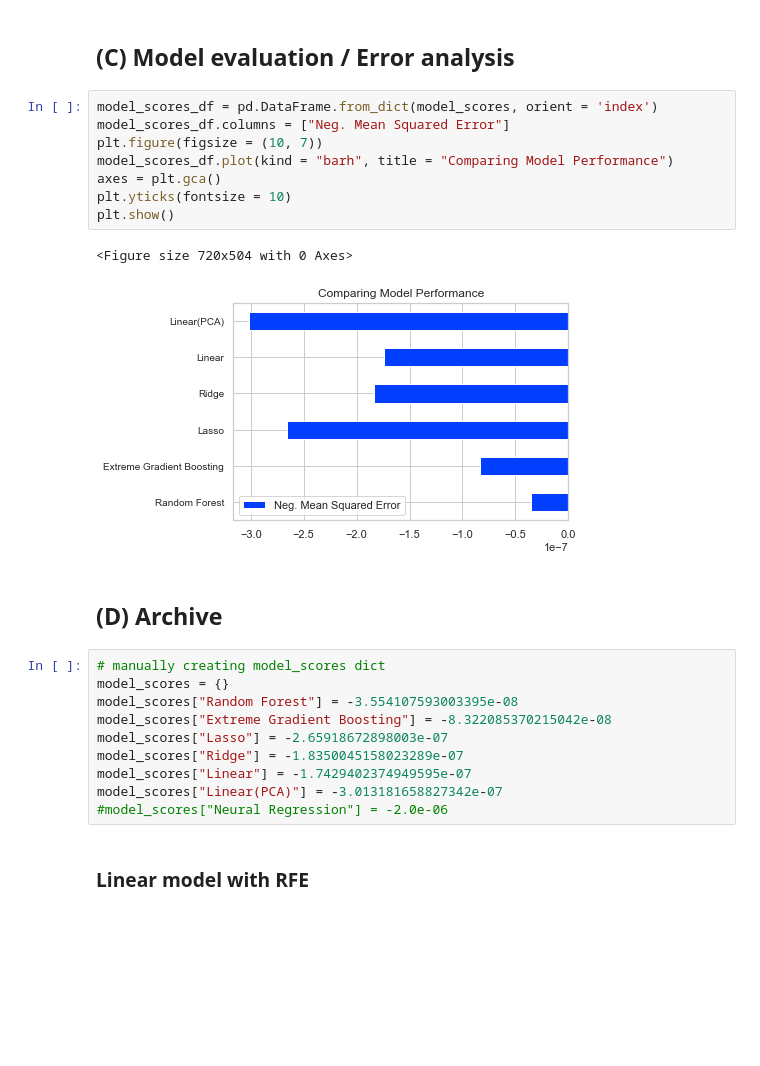
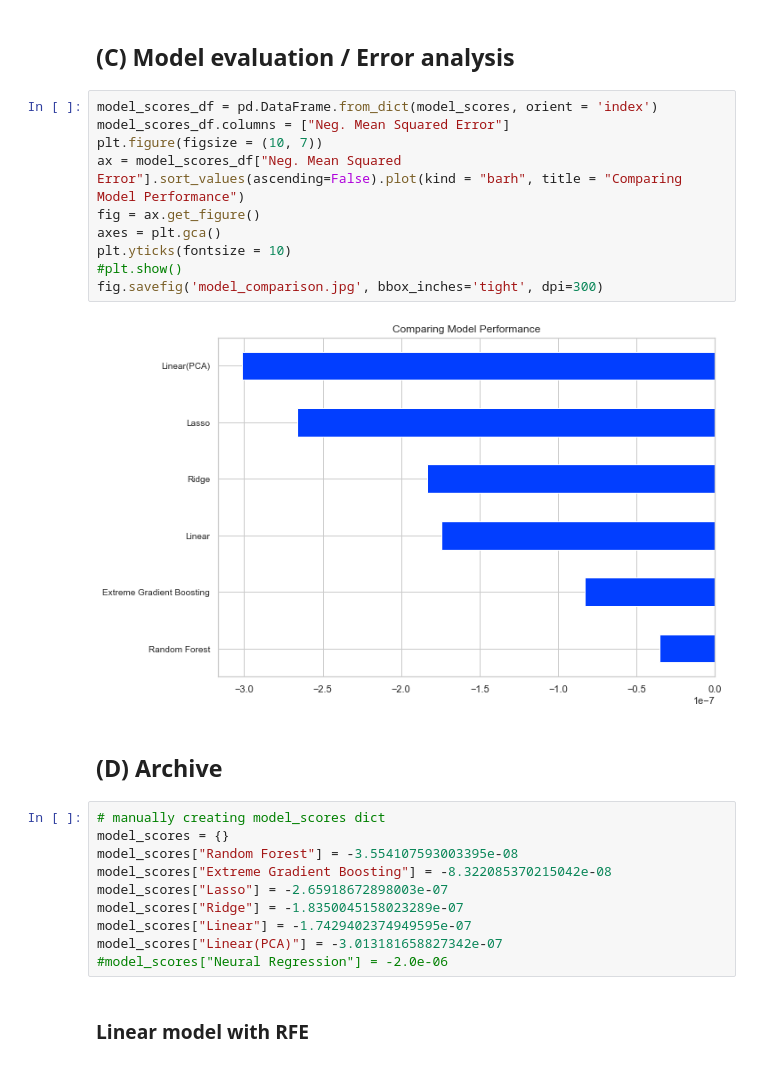
Before and after one commit to v4vigtory/Hyperlocal-Air-Quality-Prediction-in-Houston-neighborhoods, a Jupyter notebook: notebooks/models/standard_models.ipynb, the cells around one changed output. Drawn from its saved outputs; the diff is of its cells as text; blank space fills up the shorter version.

Commit message:
made changes to plotting chunk

```diff
--- a/notebooks/models/standard_models.ipynb
+++ b/notebooks/models/standard_models.ipynb
@@ -639,26 +639,27 @@ Done!
 # %%
 model_scores_df = pd.DataFrame.from_dict(model_scores, orient = 'index')
 model_scores_df.columns = ["Neg. Mean Squared Error"]
 plt.figure(figsize = (10, 7))
-model_scores_df.plot(kind = "barh", title = "Comparing Model Performance")
+ax = model_scores_df["Neg. Mean Squared Error"].sort_values(ascending=False).plot(kind = "barh", title = "Comparing Model Performance")
+fig = ax.get_figure()
 axes = plt.gca()
 plt.yticks(fontsize = 10)
-plt.show()
+#plt.show()
+fig.savefig('model_comparison.jpg', bbox_inches='tight', dpi=300)
 # %% [output]
-<Figure size 720x504 with 0 Axes>
-[figure, old version]
+[figure, new version]
 # %% [markdown]
 ## (D) Archive
-# %%
-# manually creating model_scores dict
-model_scores = {}
-model_scores["Random Forest"] = -3.554107593003395e-08
-model_scores["Extreme Gradient Boosting"] = -8.322085370215042e-08
-model_scores["Lasso"] = -2.65918672898003e-07
-model_scores["Ridge"] = -1.8350045158023289e-07
-model_scores["Linear"] = -1.7429402374949595e-07
-model_scores["Linear(PCA)"] = -3.013181658827342e-07
-#model_scores["Neural Regression"] = -2.0e-06
+# %%
+# manually creating model_scores dict
+model_scores = {}
+model_scores["Random Forest"] = -3.554107593003395e-08
+model_scores["Extreme Gradient Boosting"] = -8.322085370215042e-08
+model_scores["Lasso"] = -2.65918672898003e-07
+model_scores["Ridge"] = -1.8350045158023289e-07
+model_scores["Linear"] = -1.7429402374949595e-07
+model_scores["Linear(PCA)"] = -3.013181658827342e-07
+#model_scores["Neural Regression"] = -2.0e-06
 # %% [markdown]
 ### Linear model with RFE
 # %%
```
Also changed, not shown: parts of 4 cells of this notebook.
